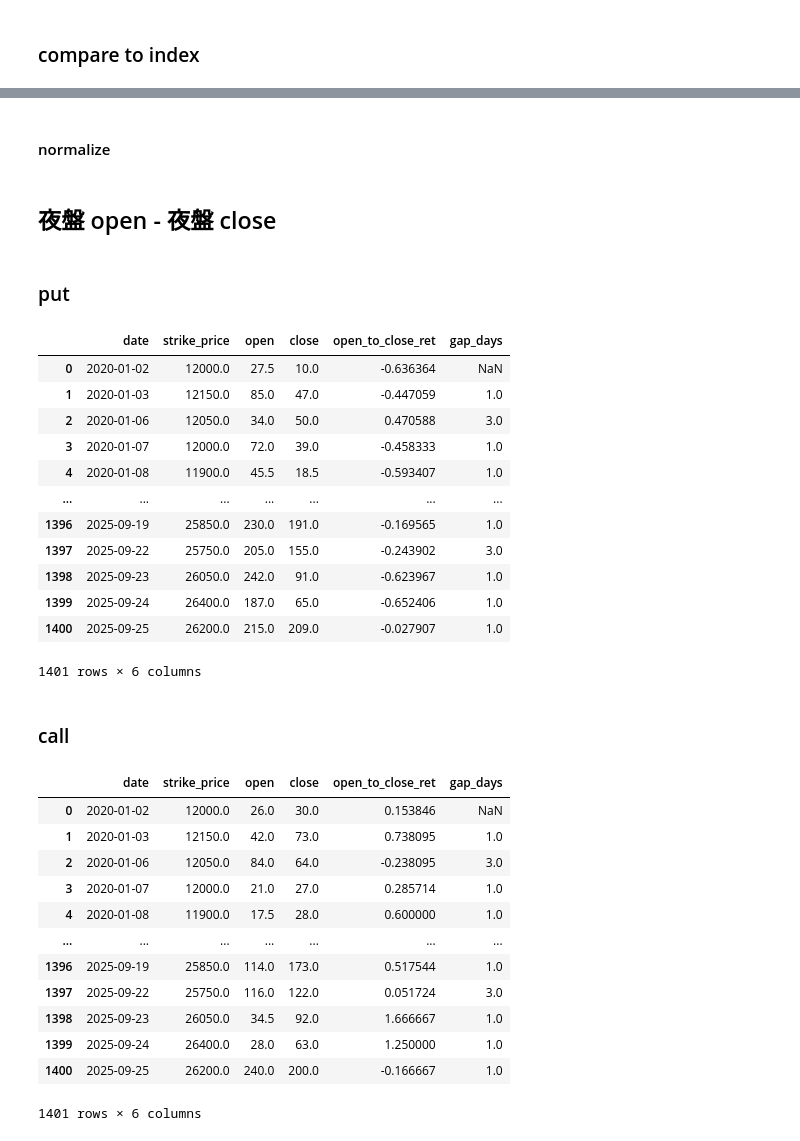
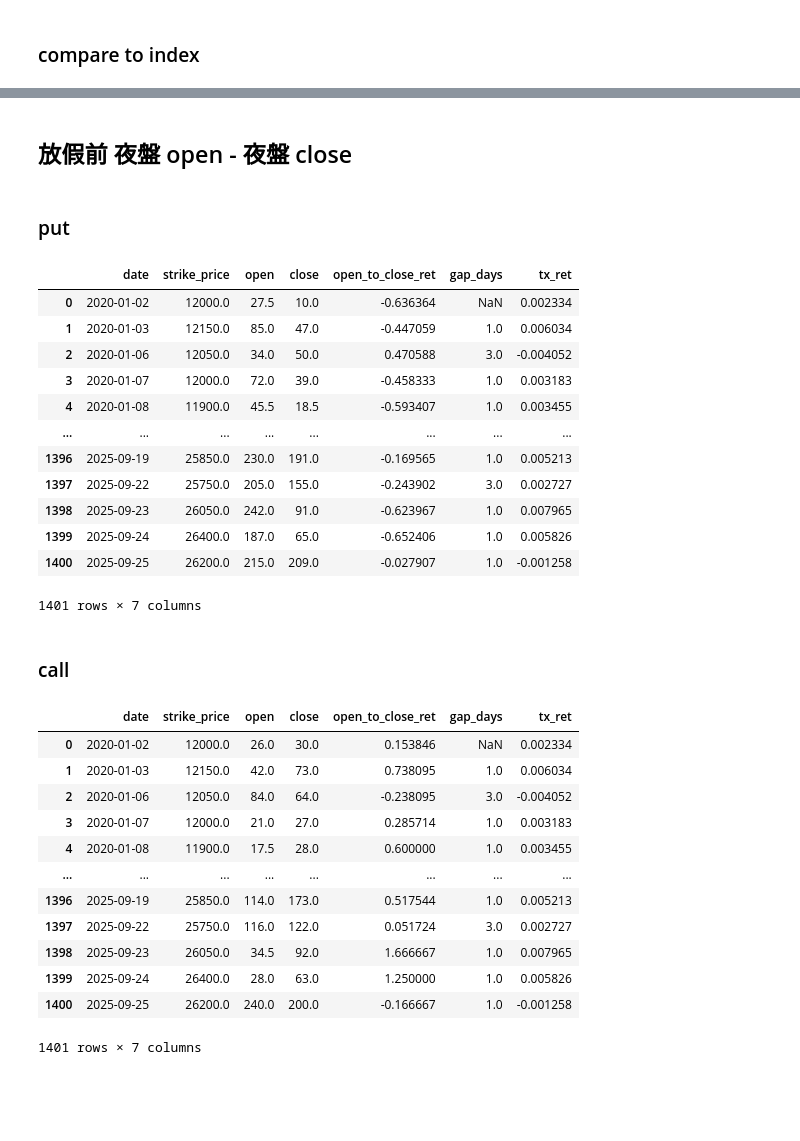
Before and after one commit to Xin95172/JimQuant, a Jupyter notebook: OP假日前傾向/main.ipynb, the cells around one changed output, grey strips where cells are left out. Saved outputs shown, nothing was run; the diff lists cells and outputs as text; code cells hidden in the pictures; blank space fills up the shorter version.

```diff
--- a/OP假日前傾向/main.ipynb
+++ b/OP假日前傾向/main.ipynb
@@ -421,2 +500,0 @@ plot_df_columns(ret_df, ["cum_tw_ret", "cum_put_ret", "cum_call_ret"])
-# %% [markdown]
-#### normalize
@@ -426,35 +501,44 @@ plot_df_columns(ret_df_norm, ["cum_tw_ret", "cum_put_ret", "cum_call_ret"])
 # %% [markdown]
-## 夜盤 open - 夜盤 close
+## 放假前 夜盤 open - 夜盤 close
 # %% [markdown]
 ### put
 # %%
 night_put_df = (
     opa_atm_df.loc[opa_atm_df["call_put"] == "put", ["date", "strike_price", "open", "close"]]
     .copy()
 )
 night_put_df["date"] = pd.to_datetime(night_put_df["date"])
 night_put_df.sort_values("date", inplace = True)
 put_mask = (night_put_df["open"] > 0) & (night_put_df["close"] > 0)
 night_put_df["open_to_close_ret"] = np.where(
     put_mask,
     (night_put_df["close"] / night_put_df["open"]) - 1,
     np.nan
 )
 night_put_df["gap_days"] = night_put_df["date"].diff().dt.days
 night_put_df.reset_index(drop = True, inplace = True)
+
+txa_day_ret = txa_df[["Timestamp", "Open", "Close"]].copy()
+txa_day_ret["Timestamp"] = pd.to_datetime(txa_day_ret["Timestamp"])
+txa_day_ret["tx_ret"] = (txa_day_ret["Close"] / txa_day_ret["Open"]) - 1
+night_put_df = night_put_df.merge(
+    txa_day_ret.rename(columns = {"Timestamp": "date"})[["date", "tx_ret"]],
+    on = "date",
+    how = "left"
+)
 night_put_df
 # %% [output]
-|  | date | strike_price | open | close | open_to_close_ret | gap_days |
-| 0 | 2020-01-02 | 12000.0 | 27.5 | 10.0 | -0.636364 | NaN |
-| 1 | 2020-01-03 | 12150.0 | 85.0 | 47.0 | -0.447059 | 1.0 |
-| 2 | 2020-01-06 | 12050.0 | 34.0 | 50.0 | 0.470588 | 3.0 |
-| 3 | 2020-01-07 | 12000.0 | 72.0 | 39.0 | -0.458333 | 1.0 |
-| 4 | 2020-01-08 | 11900.0 | 45.5 | 18.5 | -0.593407 | 1.0 |
-| ... | ... | ... | ... | ... | ... | ... |
-| 1396 | 2025-09-19 | 25850.0 | 230.0 | 191.0 | -0.169565 | 1.0 |
-| 1397 | 2025-09-22 | 25750.0 | 205.0 | 155.0 | -0.243902 | 3.0 |
-| 1398 | 2025-09-23 | 26050.0 | 242.0 | 91.0 | -0.623967 | 1.0 |
-| 1399 | 2025-09-24 | 26400.0 | 187.0 | 65.0 | -0.652406 | 1.0 |
-| 1400 | 2025-09-25 | 26200.0 | 215.0 | 209.0 | -0.027907 | 1.0 |
+|  | date | strike_price | open | close | open_to_close_ret | gap_days | tx_ret |
+| 0 | 2020-01-02 | 12000.0 | 27.5 | 10.0 | -0.636364 | NaN | 0.002334 |
+| 1 | 2020-01-03 | 12150.0 | 85.0 | 47.0 | -0.447059 | 1.0 | 0.006034 |
+| 2 | 2020-01-06 | 12050.0 | 34.0 | 50.0 | 0.470588 | 3.0 | -0.004052 |
+| 3 | 2020-01-07 | 12000.0 | 72.0 | 39.0 | -0.458333 | 1.0 | 0.003183 |
+| 4 | 2020-01-08 | 11900.0 | 45.5 | 18.5 | -0.593407 | 1.0 | 0.003455 |
+| ... | ... | ... | ... | ... | ... | ... | ... |
+| 1396 | 2025-09-19 | 25850.0 | 230.0 | 191.0 | -0.169565 | 1.0 | 0.005213 |
+| 1397 | 2025-09-22 | 25750.0 | 205.0 | 155.0 | -0.243902 | 3.0 | 0.002727 |
+| 1398 | 2025-09-23 | 26050.0 | 242.0 | 91.0 | -0.623967 | 1.0 | 0.007965 |
+| 1399 | 2025-09-24 | 26400.0 | 187.0 | 65.0 | -0.652406 | 1.0 | 0.005826 |
+| 1400 | 2025-09-25 | 26200.0 | 215.0 | 209.0 | -0.027907 | 1.0 | -0.001258 |
-1401 rows × 6 columns
+1401 rows × 7 columns
 # %%
@@ -480,19 +573,28 @@ night_call_df["open_to_close_ret"] = np.where(
 )
 night_call_df["gap_days"] = night_call_df["date"].diff().dt.days
 night_call_df.reset_index(drop = True, inplace = True)
+
+txa_day_ret = txa_df[["Timestamp", "Open", "Close"]].copy()
+txa_day_ret["Timestamp"] = pd.to_datetime(txa_day_ret["Timestamp"])
+txa_day_ret["tx_ret"] = (txa_day_ret["Close"] / txa_day_ret["Open"]) - 1
+night_call_df = night_call_df.merge(
+    txa_day_ret.rename(columns = {"Timestamp": "date"})[["date", "tx_ret"]],
+    on = "date",
+    how = "left"
+)
 night_call_df
 # %% [output]
-|  | date | strike_price | open | close | open_to_close_ret | gap_days |
-| 0 | 2020-01-02 | 12000.0 | 26.0 | 30.0 | 0.153846 | NaN |
-| 1 | 2020-01-03 | 12150.0 | 42.0 | 73.0 | 0.738095 | 1.0 |
-| 2 | 2020-01-06 | 12050.0 | 84.0 | 64.0 | -0.238095 | 3.0 |
-| 3 | 2020-01-07 | 12000.0 | 21.0 | 27.0 | 0.285714 | 1.0 |
-| 4 | 2020-01-08 | 11900.0 | 17.5 | 28.0 | 0.600000 | 1.0 |
-| ... | ... | ... | ... | ... | ... | ... |
-| 1396 | 2025-09-19 | 25850.0 | 114.0 | 173.0 | 0.517544 | 1.0 |
-| 1397 | 2025-09-22 | 25750.0 | 116.0 | 122.0 | 0.051724 | 3.0 |
-| 1398 | 2025-09-23 | 26050.0 | 34.5 | 92.0 | 1.666667 | 1.0 |
-| 1399 | 2025-09-24 | 26400.0 | 28.0 | 63.0 | 1.250000 | 1.0 |
-| 1400 | 2025-09-25 | 26200.0 | 240.0 | 200.0 | -0.166667 | 1.0 |
+|  | date | strike_price | open | close | open_to_close_ret | gap_days | tx_ret |
+| 0 | 2020-01-02 | 12000.0 | 26.0 | 30.0 | 0.153846 | NaN | 0.002334 |
+| 1 | 2020-01-03 | 12150.0 | 42.0 | 73.0 | 0.738095 | 1.0 | 0.006034 |
+| 2 | 2020-01-06 | 12050.0 | 84.0 | 64.0 | -0.238095 | 3.0 | -0.004052 |
+| 3 | 2020-01-07 | 12000.0 | 21.0 | 27.0 | 0.285714 | 1.0 | 0.003183 |
+| 4 | 2020-01-08 | 11900.0 | 17.5 | 28.0 | 0.600000 | 1.0 | 0.003455 |
+| ... | ... | ... | ... | ... | ... | ... | ... |
+| 1396 | 2025-09-19 | 25850.0 | 114.0 | 173.0 | 0.517544 | 1.0 | 0.005213 |
+| 1397 | 2025-09-22 | 25750.0 | 116.0 | 122.0 | 0.051724 | 3.0 | 0.002727 |
+| 1398 | 2025-09-23 | 26050.0 | 34.5 | 92.0 | 1.666667 | 1.0 | 0.007965 |
+| 1399 | 2025-09-24 | 26400.0 | 28.0 | 63.0 | 1.250000 | 1.0 | 0.005826 |
+| 1400 | 2025-09-25 | 26200.0 | 240.0 | 200.0 | -0.166667 | 1.0 | -0.001258 |
-1401 rows × 6 columns
+1401 rows × 7 columns
 # %%
```
Also changed, not shown: parts of 16 cells of this notebook.
